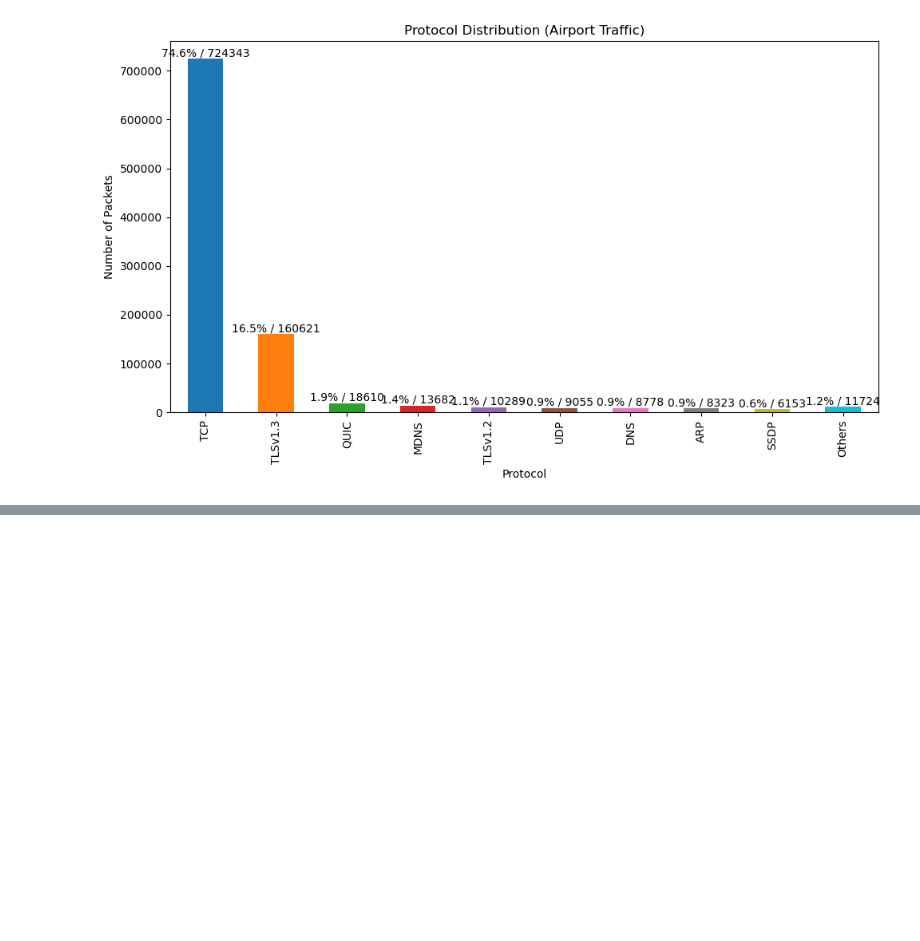
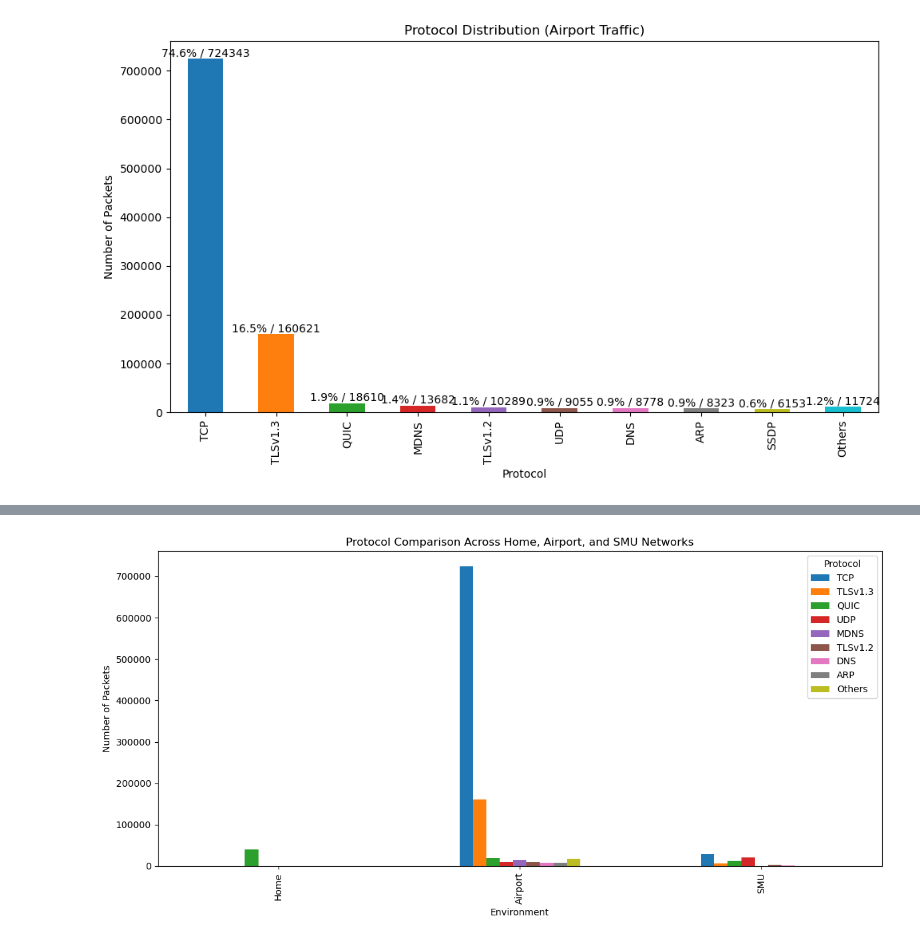
Before and after one commit to 48878679/CS5344_Project2, a Jupyter notebook: Project2/project2_inhome.ipynb, the cells around one changed output, grey strips where cells are left out. Cells and saved outputs as stored; diff of their text form; code cells hidden in the pictures; blank space fills up the shorter version.

```diff
--- a/Project2/project2_inhome.ipynb
+++ b/Project2/project2_inhome.ipynb
@@ -85,0 +122,44 @@ plt.show()
+# %%
+# Load protocol distributions from CSVs
+home_df = pd.read_csv('/Users/deborahpark/Documents/GitHub/CS5344_Project2/Project2/home_traffic.csv', on_bad_lines='skip')
+airport_df = pd.read_csv('/Users/deborahpark/Documents/GitHub/CS5344_Project2/Project2/network_airport_fixed.csv', on_bad_lines='skip')
+school_df = pd.read_csv('/Users/deborahpark/Documents/GitHub/CS5344_Project2/Project2/School_Packet_Capture.csv', on_bad_lines='skip')
+
+# Extract protocol frequency from each
+home_protocols = home_df['_ws.col.protocol'].value_counts()
+airport_protocols = airport_df['Protocol'].value_counts()
+school_protocols = school_df['Protocol'].value_counts()
+
+# Merge into one DataFrame
+combined_df = pd.DataFrame({
+    'Home': home_protocols,
+    'Airport': airport_protocols,
+    'SMU': school_protocols
+}).fillna(0)
+
+# Pick top 8 most used protocols overall
+top_protocols = combined_df.sum(axis=1).sort_values(ascending=False).head(8).index
+filtered_df = combined_df.loc[top_protocols]
+
+# Add 'Others' as the sum of everything not in top 8
+others = pd.DataFrame({
+    'Home': combined_df.drop(index=top_protocols)['Home'].sum(),
+    'Airport': combined_df.drop(index=top_protocols)['Airport'].sum(),
+    'SMU': combined_df.drop(index=top_protocols)['SMU'].sum()
+}, index=['Others'])
+
+# Final combined DataFrame
+final_df = pd.concat([filtered_df, others])
+plot_df = final_df.T  # transpose for bar chart
+
+# Plotting
+plot_df.plot(kind='bar', figsize=(12, 6))
+plt.title('Protocol Comparison Across Home, Airport, and SMU Networks')
+plt.xlabel('Environment')
+plt.ylabel('Number of Packets')
+plt.legend(title='Protocol')
+plt.grid(False)
+plt.tight_layout()
+plt.show()
+# %% [output]
+[figure, added]
```
Also changed, not shown: parts of 2 cells of this notebook.
